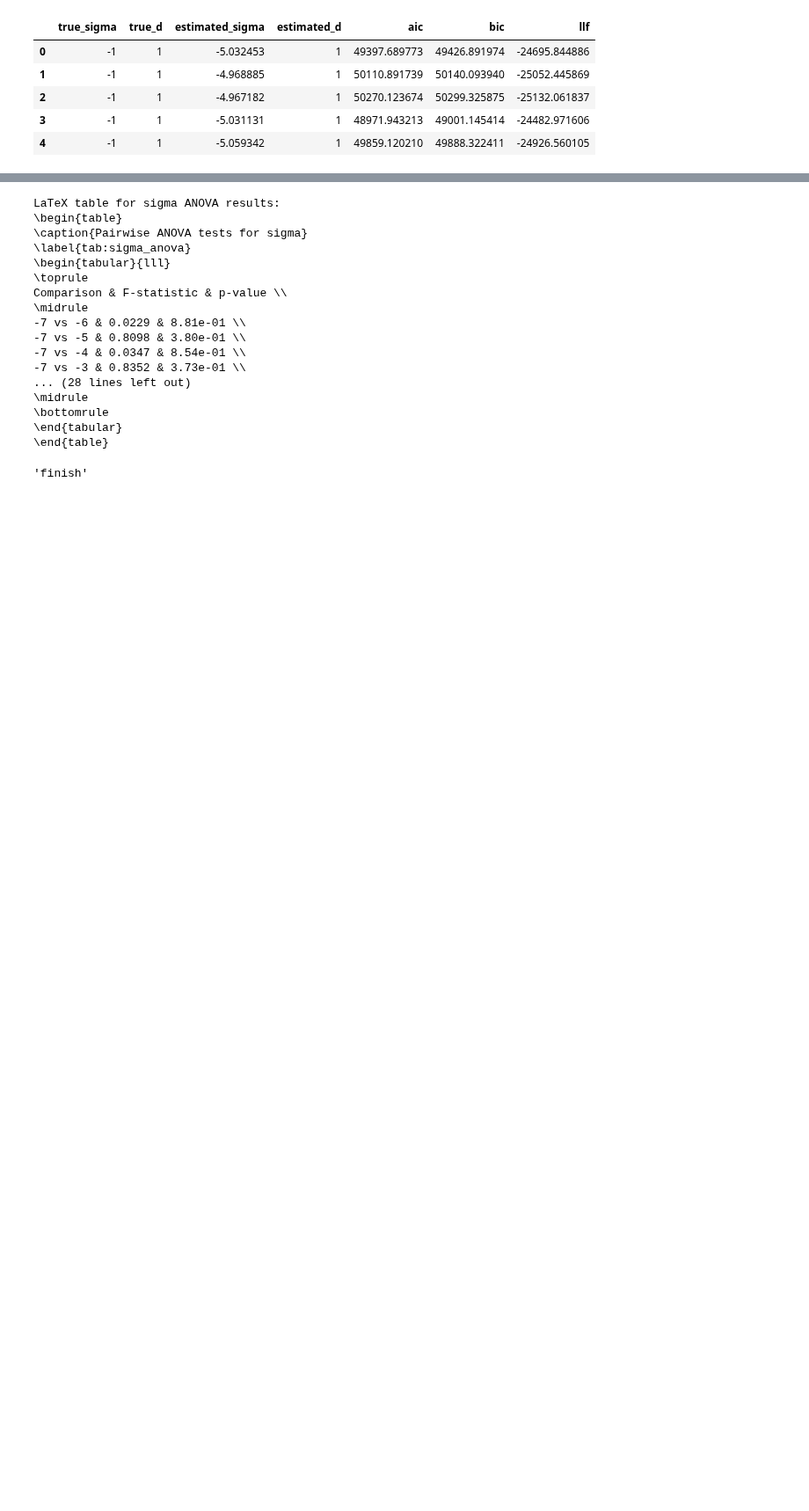
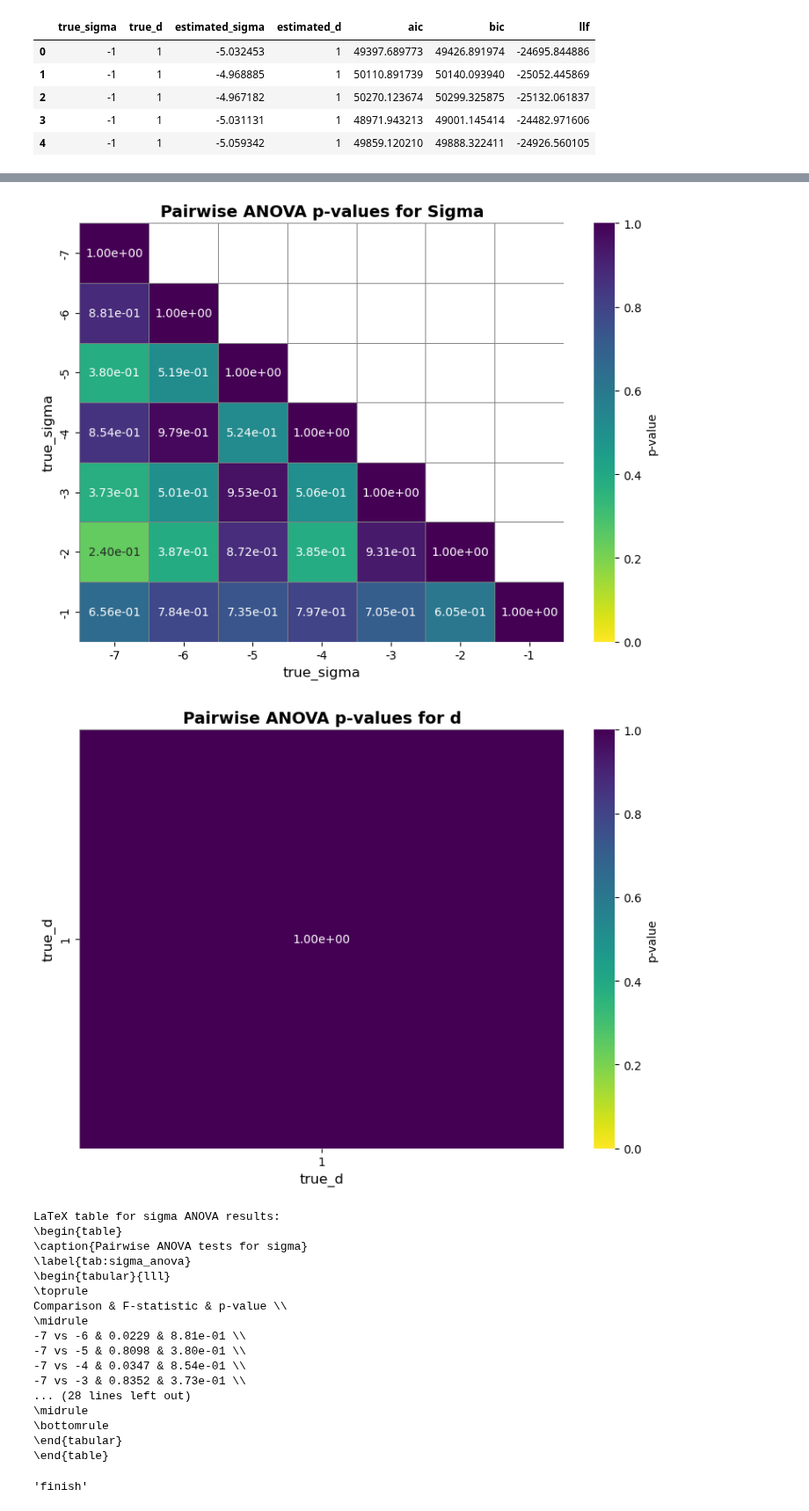
Before and after one commit to mbottoni/logit-graph, a Jupyter notebook: notebooks/anova/9-0-anova-sigma.ipynb, the cells around one changed output, grey strips where cells are left out. Shown at 88% size. Drawn from its saved outputs; the diff is of its cells as text; code cells hidden in the pictures; blank space fills up the shorter version.

```diff
--- a/notebooks/anova/9-0-anova-sigma.ipynb
+++ b/notebooks/anova/9-0-anova-sigma.ipynb
@@ -177,3 +176,69 @@ plt.show()
+# %%
+# Create heatmap visualization for ANOVA results
+import matplotlib.pyplot as plt
+import seaborn as sns
+import numpy as np
+from itertools import combinations
+from scipy import stats
+
+def create_pairwise_anova_heatmap(df, grouping_var, target_var, title):
+    """Create a triangular heatmap of pairwise ANOVA p-values"""
+    groups = df.groupby(grouping_var)
+    group_keys = sorted(groups.groups.keys())
+    n_groups = len(group_keys)
+
+    # Initialize matrix for p-values
+    p_matrix = np.ones((n_groups, n_groups))
+
+    # Compute pairwise ANOVA
+    for i, group1_key in enumerate(group_keys):
+        for j, group2_key in enumerate(group_keys):
+            group1 = groups.get_group(group1_key)[target_var]
+            group2 = groups.get_group(group2_key)[target_var]
+            f_stat, p_value = stats.f_oneway(group1, group2)
+            p_matrix[i, j] = p_value
+
+    # Create mask for upper triangle (excluding diagonal)
+    mask = np.triu(np.ones_like(p_matrix, dtype=bool), k=1)
+
+    # Create heatmap with publication-ready settings
+    plt.figure(figsize=(8, 6))
+
+    # Use linear scale for color mapping
+    sns.heatmap(p_matrix,
+                annot=True,
+                fmt='.2e',
+                cmap='viridis_r',
+                xticklabels=group_keys,
+                yticklabels=group_keys,
+                cbar_kws={'label': 'p-value'},
+                vmin=0,
+                vmax=1,
+                linewidths=0.5,
+                linecolor='gray',
+                mask=mask)
+
+    plt.title(title, fontsize=14, fontweight='bold')
+    plt.xlabel(grouping_var, fontsize=12)
+    plt.ylabel(grouping_var, fontsize=12)
+    plt.xticks(fontsize=10)
+    plt.yticks(fontsize=10)
+    plt.tight_layout()
+    return plt.gcf()
+
+# Create heatmaps
+fig1 = create_pairwise_anova_heatmap(df, 'true_sigma', 'estimated_sigma',
+                                      'Pairwise ANOVA p-values for Sigma')
+plt.savefig('runs/anova_sigma/sigma_anova_heatmap.png', dpi=300, bbox_inches='tight')
+plt.show()
+
+fig2 = create_pairwise_anova_heatmap(df, 'true_d', 'estimated_sigma',
+                                      'Pairwise ANOVA p-values for d')
+plt.savefig('runs/anova_sigma/d_anova_heatmap.png', dpi=300, bbox_inches='tight')
+plt.show()
+# %% [output]
+[figure, added]
+[figure, added]
 # %%
 # Perform pairwise ANOVA tests for sigma and d
 from itertools import combinations
```
Also changed, not shown: parts of 1 cell of this notebook, 2 other files.
